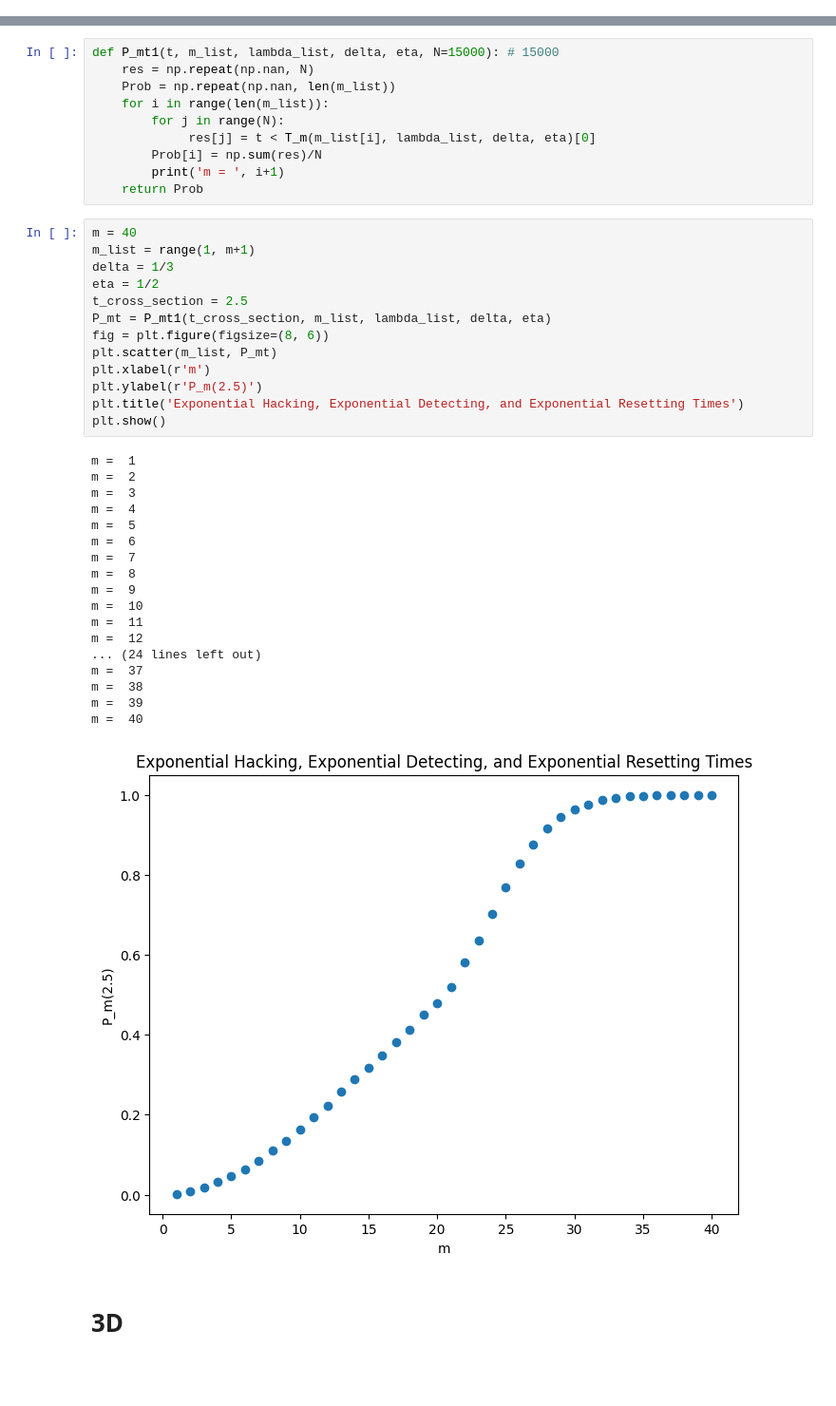
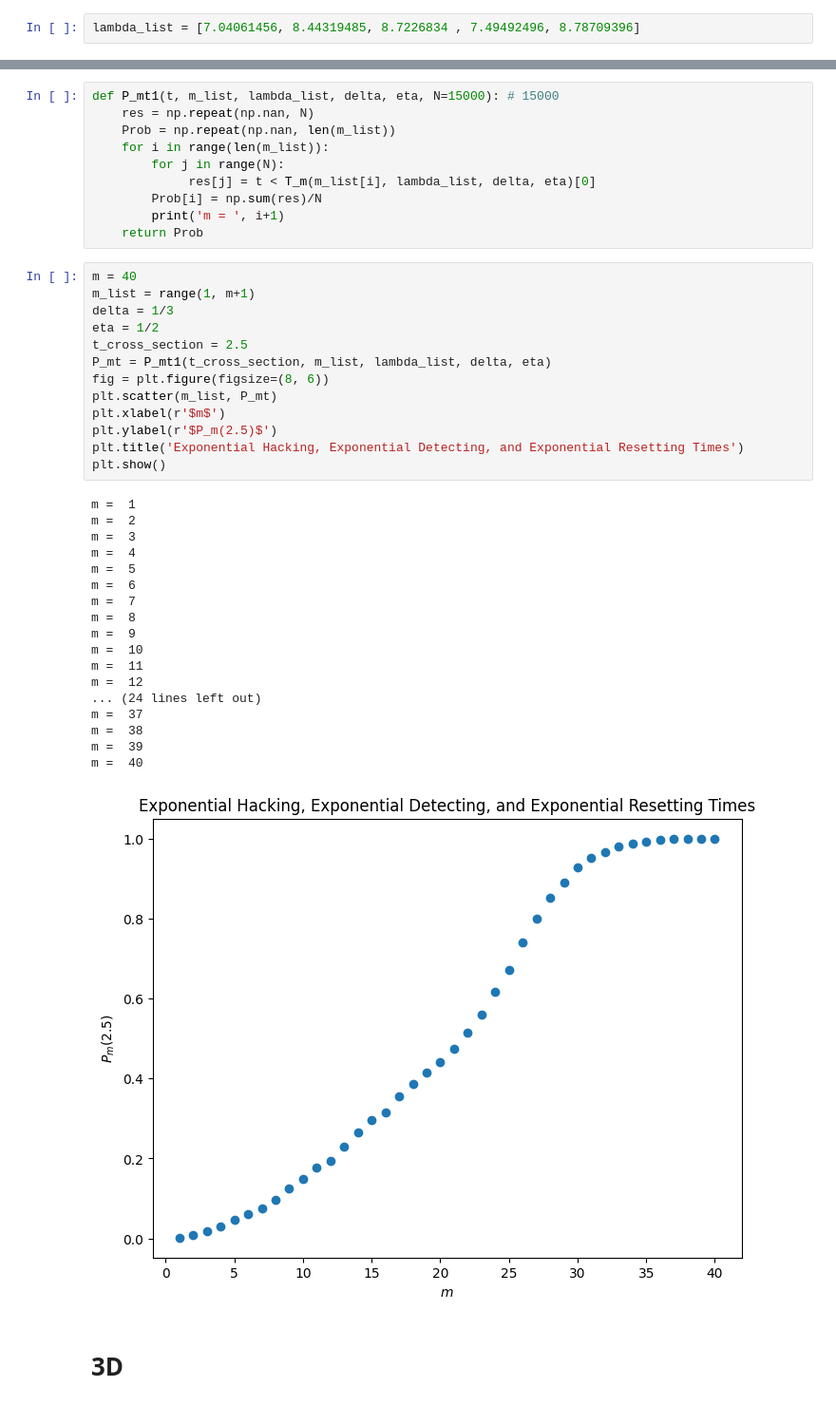
Before and after one commit to xuxiufeng/Blockchain_Simulation_Multiple_Hackers_with_Resetting_Times, a Jupyter notebook: Probability_Exponential_Exponential_Exponential.ipynb, the cells around one changed output, grey strips where cells are left out. Shown at 95% size. Drawn from its saved outputs; the diff is of its cells as text; blank space fills up the shorter version.

```diff
--- a/Probability_Exponential_Exponential_Exponential.ipynb
+++ b/Probability_Exponential_Exponential_Exponential.ipynb
@@ -15,3 +8,5 @@ array([7.83404401, 8.44064899, 7.00022875, 7.60466515, 7.29351178])
+# %%
+lambda_list = [7.04061456, 8.44319485, 8.7226834 , 7.49492496, 8.78709396]
 # %%
 def Generate_Z(m, lambda_list):
     sum_of_x_list = []
@@ -45,35 +40,35 @@ def P_mt1(t, m_list, lambda_list, delta, eta, N=15000): # 15000
 # %%
 m = 40
 m_list = range(1, m+1)
 delta = 1/3
 eta = 1/2
 t_cross_section = 2.5
 P_mt = P_mt1(t_cross_section, m_list, lambda_list, delta, eta)
 fig = plt.figure(figsize=(8, 6))
 plt.scatter(m_list, P_mt)
-plt.xlabel(r'm')
-plt.ylabel(r'P_m(2.5)')
+plt.xlabel(r'$m$')
+plt.ylabel(r'$P_m(2.5)$')
 plt.title('Exponential Hacking, Exponential Detecting, and Exponential Resetting Times')
 plt.show()
 # %% [output]
 m =  1
 m =  2
 m =  3
 m =  4
 m =  5
 m =  6
 m =  7
 m =  8
 m =  9
 m =  10
 m =  11
 m =  12
 ... (24 lines left out)
 m =  37
 m =  38
 m =  39
 m =  40
-[figure, old version]
+[figure, new version]
 # %% [markdown]
 # 3D
 # %%
```
Also changed, not shown: parts of 3 cells of this notebook.
